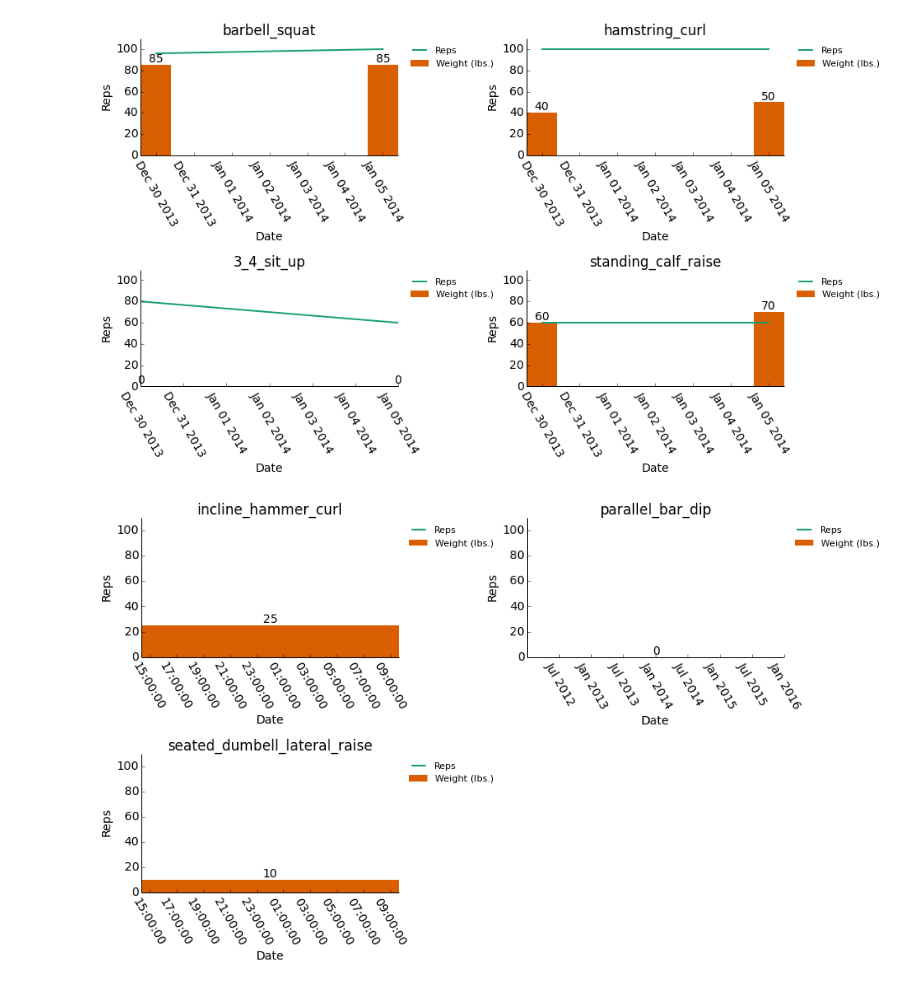
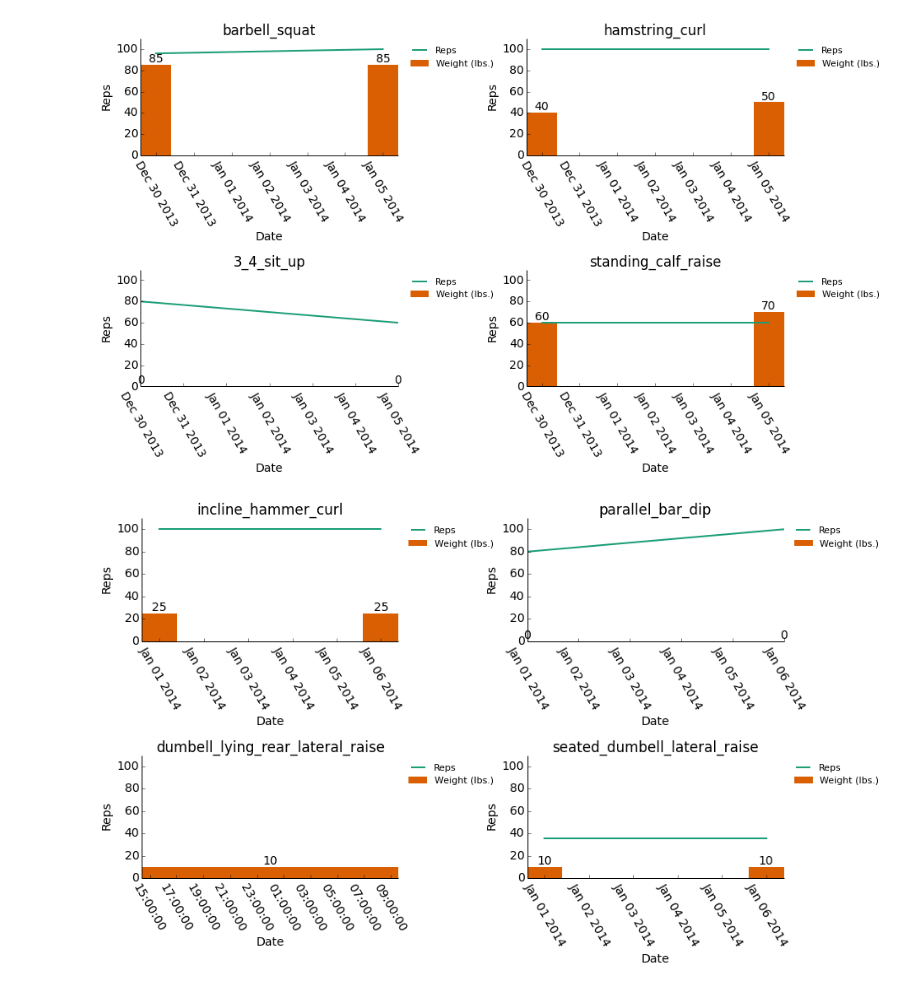
Before and after one commit to rlucioni/viz, a Jupyter notebook: workout/workout.ipynb, the cells around one changed output. Cells and saved outputs as stored; diff of their text form; code cells hidden in the pictures.

```diff
--- a/workout/workout.ipynb
+++ b/workout/workout.ipynb
@@ -206,7 +206,7 @@ small_multiples(day_2, 2, 2, (12, 8))
 # %% [output]
 [figure]
 # %%
-day_3 = ['incline_hammer_curl', 'parallel_bar_dip', 'seated_dumbell_lateral_raise']
+day_3 = ['incline_hammer_curl', 'parallel_bar_dip', 'dumbell_lying_rear_lateral_raise', 'seated_dumbell_lateral_raise']
 small_multiples(day_3, 2, 2, (12, 8))
 # %% [output]
-[figure, old version]
+[figure, new version]
```
Also changed, not shown: parts of 1 cell of this notebook, 3 other files.
